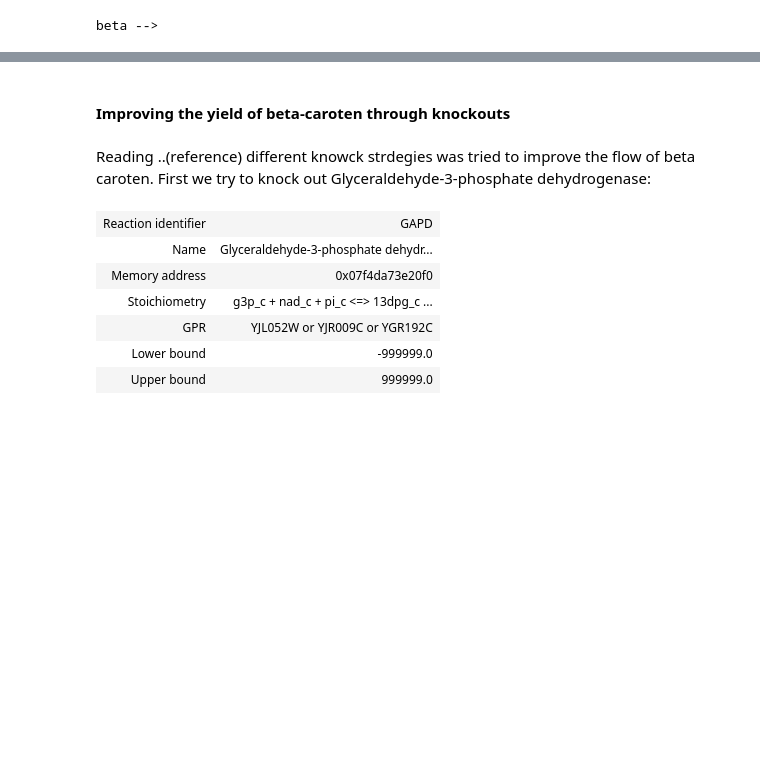
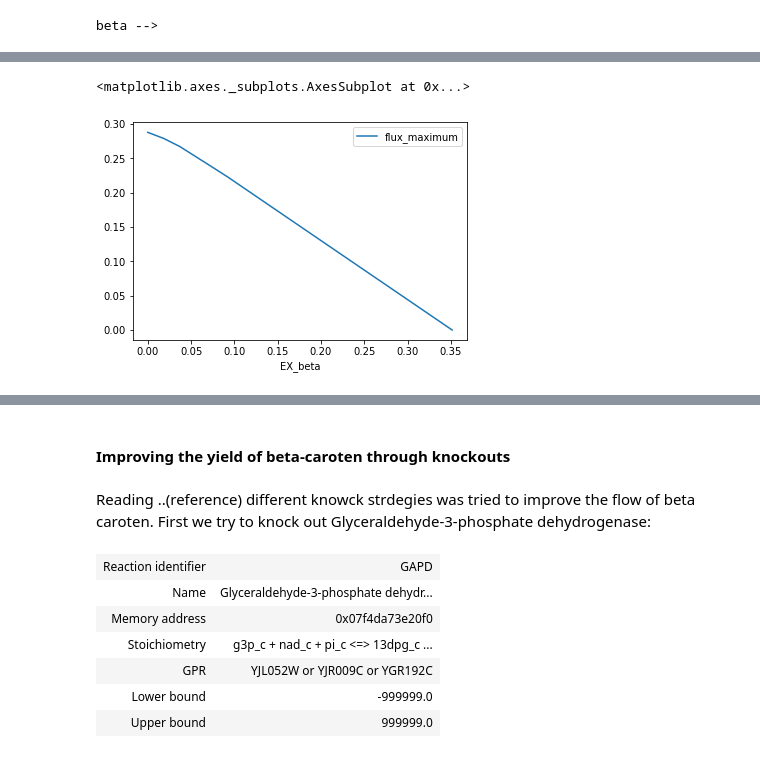
Before and after one commit to 27410/27410-2020-group-project-group-10-betacaroten-synthesis, a Jupyter notebook: Report.ipynb, the cells around one changed output, grey strips where cells are left out. Saved outputs shown, nothing was run; the diff lists cells and outputs as text; code cells hidden in the pictures; blank space fills up the shorter version.

```diff
--- a/Report.ipynb
+++ b/Report.ipynb
@@ -351,0 +460,12 @@ Therefore we will set the carbon sorce glucose as we examined above as 0 and loo
+# %%
+max_beta = production_envelope(
+
+            model_iMM904,
+            reactions=[model_iMM904.reactions.EX_beta],
+            objective=model_iMM904.reactions.BIOMASS_SC5_notrace
+            )
+# %%
+max_beta.plot(x='EX_beta', y='flux_maximum')
+# %% [output]
+<matplotlib.axes._subplots.AxesSubplot at 0x...>
+[figure, added]
```
Also changed, not shown: parts of 43 cells of this notebook, 2 other files.
